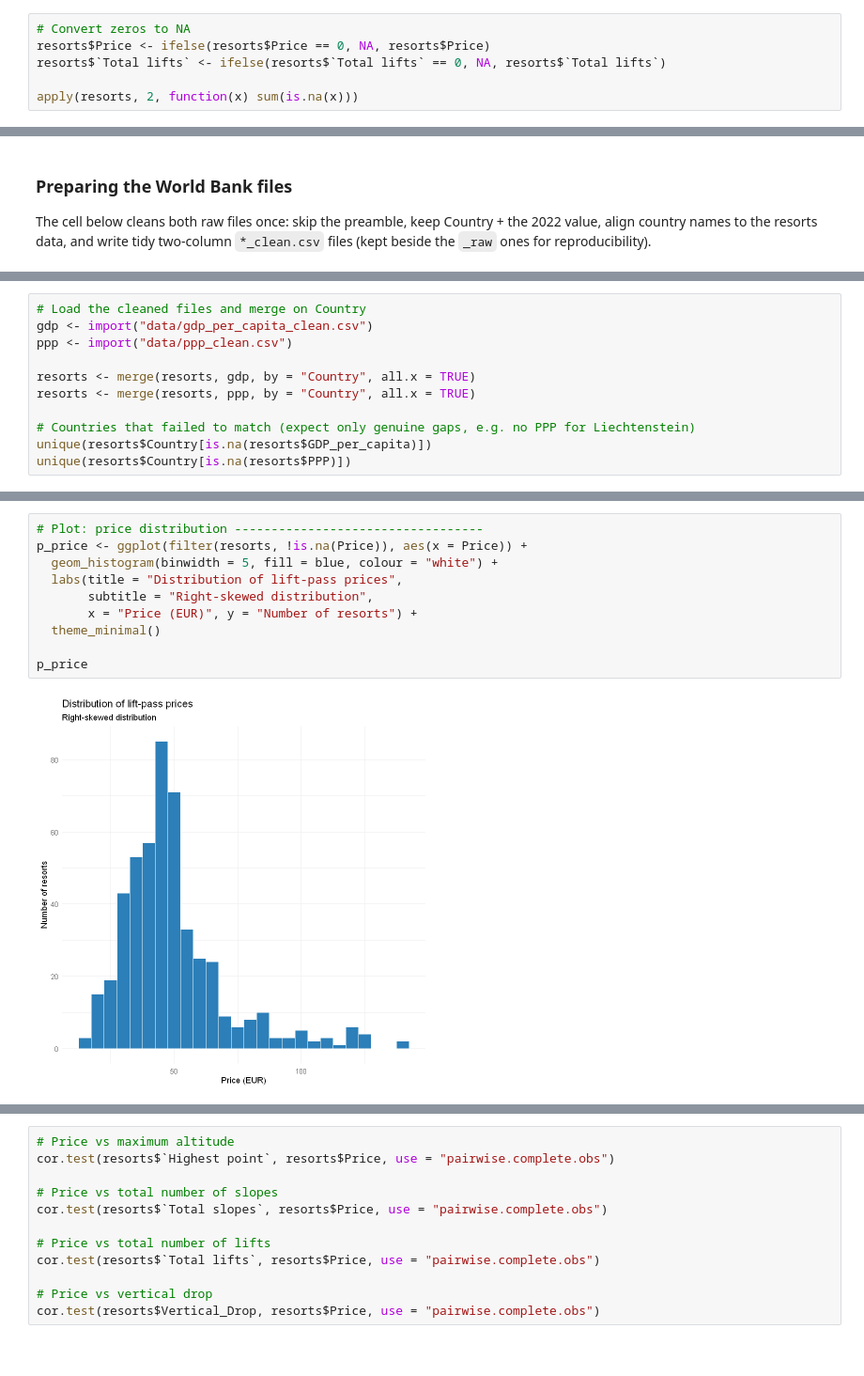
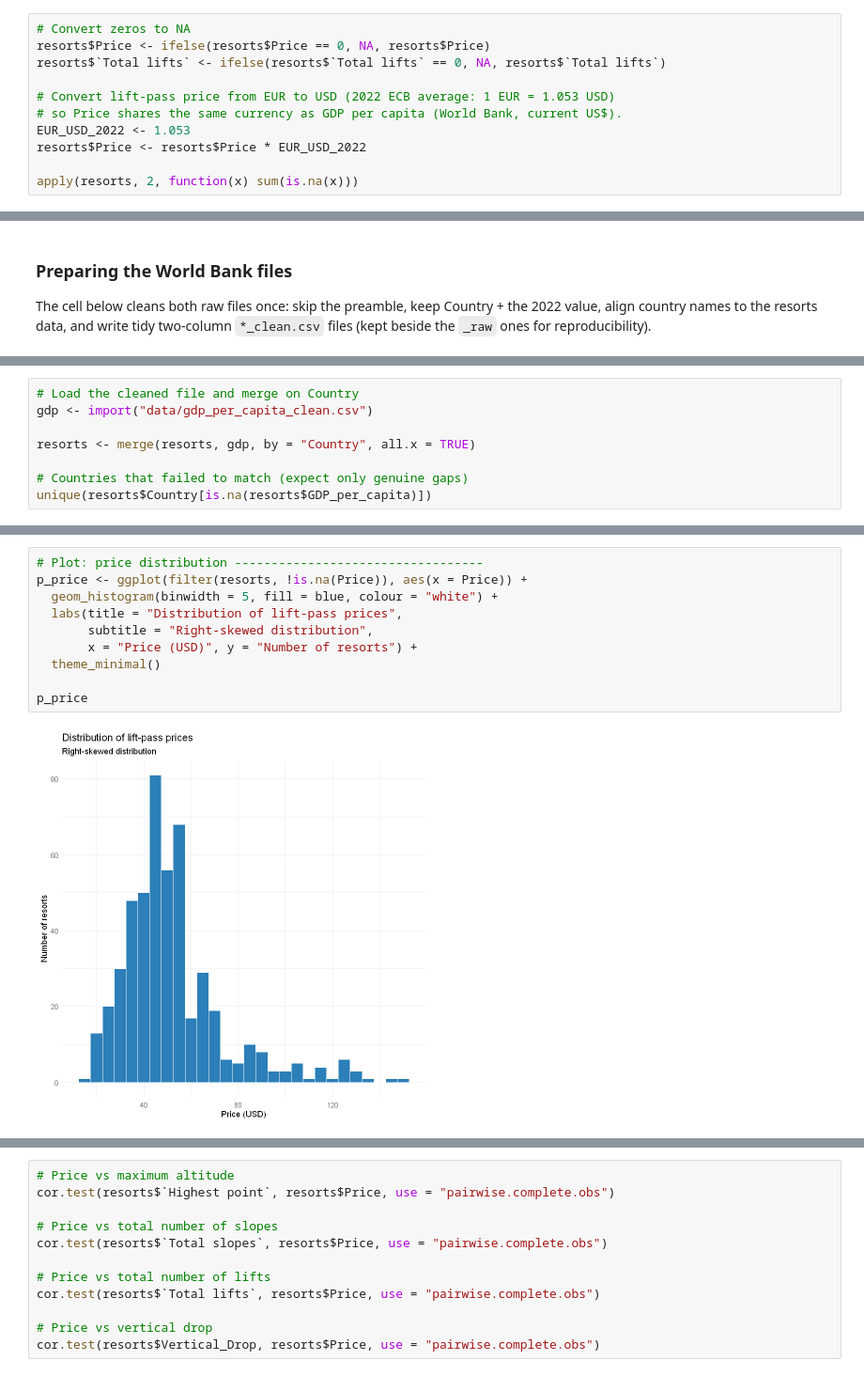
Before and after one commit to alessandroMacchii/Ski-resorts-prices-In-R, a Jupyter notebook: ski_analysis.ipynb, the cells around one changed output, grey strips where cells are left out. Shown at 94% size. Drawn from its saved outputs; the diff is of its cells as text.

Commit message:
currency problems corrected

```diff
--- a/ski_analysis.ipynb
+++ b/ski_analysis.ipynb
@@ -132,6 +149,11 @@ apply(resorts[, colonne_num], 2, function(x) sum(x == 0, na.rm = TRUE))
 resorts$Price <- ifelse(resorts$Price == 0, NA, resorts$Price)
 resorts$`Total lifts` <- ifelse(resorts$`Total lifts` == 0, NA, resorts$`Total lifts`)
 
+# Convert lift-pass price from EUR to USD (2022 ECB average: 1 EUR = 1.053 USD)
+# so Price shares the same currency as GDP per capita (World Bank, current US$).
+EUR_USD_2022 <- 1.053
+resorts$Price <- resorts$Price * EUR_USD_2022
+
 apply(resorts, 2, function(x) sum(is.na(x)))
 # %% [output]
                  ID              Resort            Latitude           Longitude
@@ -270,13 +288,10 @@ export(ppp_clean, "data/ppp_clean.csv")
 # %%
-# Load the cleaned files and merge on Country
+# Load the cleaned file and merge on Country
 gdp <- import("data/gdp_per_capita_clean.csv")
-ppp <- import("data/ppp_clean.csv")
 
 resorts <- merge(resorts, gdp, by = "Country", all.x = TRUE)
-resorts <- merge(resorts, ppp, by = "Country", all.x = TRUE)
 
-# Countries that failed to match (expect only genuine gaps, e.g. no PPP for Liechtenstein)
+# Countries that failed to match (expect only genuine gaps)
 unique(resorts$Country[is.na(resorts$GDP_per_capita)])
-unique(resorts$Country[is.na(resorts$PPP)])
 # %% [output]
 character(0)
@@ -299,13 +313,13 @@ hist(resorts$Price,
 # %%
 # Plot: price distribution ----------------------------------
 p_price <- ggplot(filter(resorts, !is.na(Price)), aes(x = Price)) +
   geom_histogram(binwidth = 5, fill = blue, colour = "white") +
   labs(title = "Distribution of lift-pass prices",
        subtitle = "Right-skewed distribution",
-       x = "Price (EUR)", y = "Number of resorts") +
+       x = "Price (USD)", y = "Number of resorts") +
   theme_minimal()
 
 p_price
 # %% [output]
-[figure, old version]
+[figure, new version]
 # %% [markdown]
```
Also changed, not shown: parts of 24 cells of this notebook, 3 other files.
